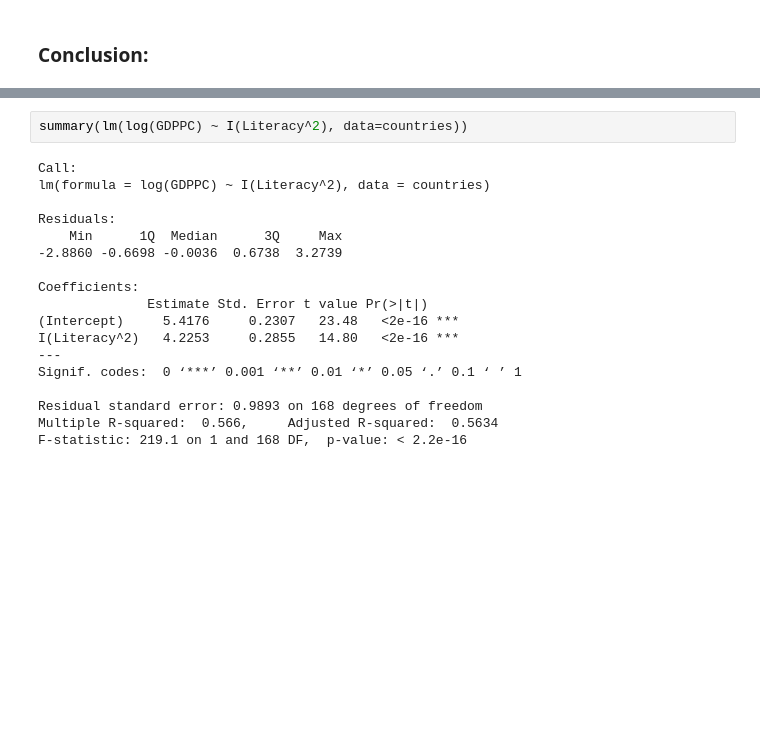
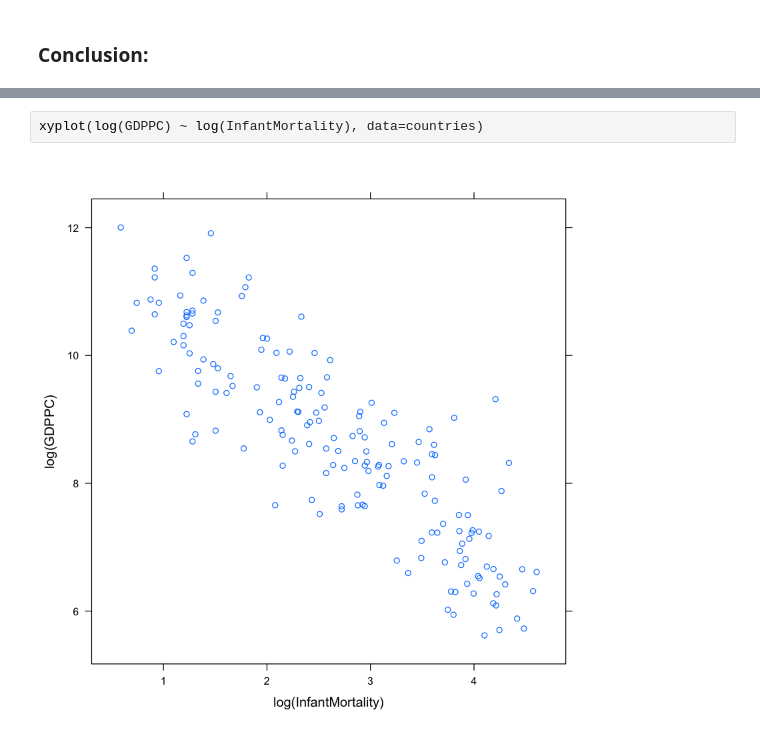
Before and after one commit to EvansDaniel/statistical-modeling-and-analysis, a Jupyter notebook: project1/Countries Economic Data Analysis.ipynb, the cells around one changed output, grey strips where cells are left out. Saved outputs shown, nothing was run; the diff lists cells and outputs as text; blank space fills up the shorter version.

```diff
--- a/project1/Countries Economic Data Analysis.ipynb
+++ b/project1/Countries Economic Data Analysis.ipynb
@@ -172,20 +178,4 @@ plot(agricultureLiteracyInfantSecond)
 # %%
-summary(lm(log(GDPPC) ~ I(Literacy^2), data=countries))
+xyplot(log(GDPPC) ~ log(InfantMortality), data=countries)
 # %% [output]
-Call:
-lm(formula = log(GDPPC) ~ I(Literacy^2), data = countries)
-
-Residuals:
-    Min      1Q  Median      3Q     Max
--2.8860 -0.6698 -0.0036  0.6738  3.2739
-
-Coefficients:
-              Estimate Std. Error t value Pr(>|t|)
-(Intercept)     5.4176     0.2307   23.48   <2e-16 ***
-I(Literacy^2)   4.2253     0.2855   14.80   <2e-16 ***
----
-Signif. codes:  0 ‘***’ 0.001 ‘**’ 0.01 ‘*’ 0.05 ‘.’ 0.1 ‘ ’ 1
-
-Residual standard error: 0.9893 on 168 degrees of freedom
-Multiple R-squared:  0.566,     Adjusted R-squared:  0.5634
-F-statistic: 219.1 on 1 and 168 DF,  p-value: < 2.2e-16
+[figure, added]
```
Also changed, not shown: parts of 3 cells of this notebook.
